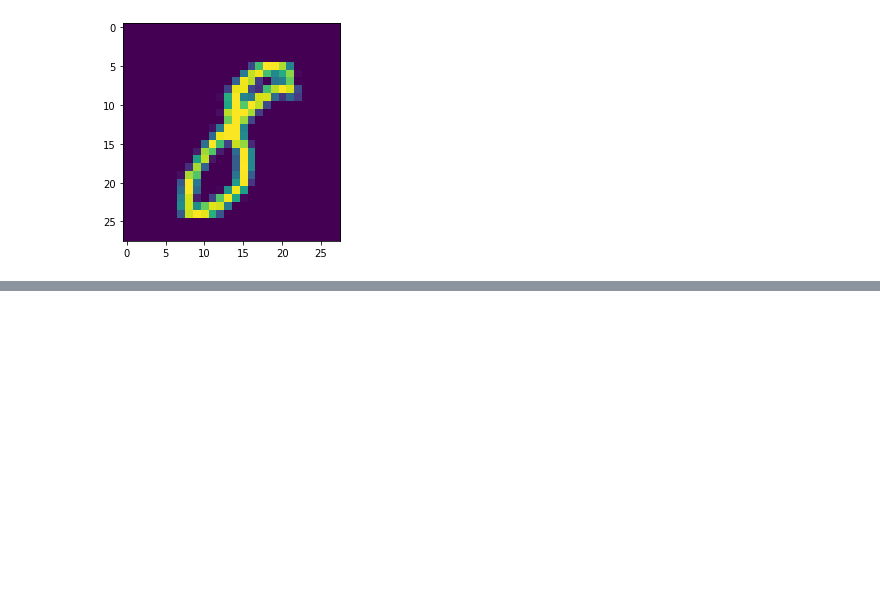
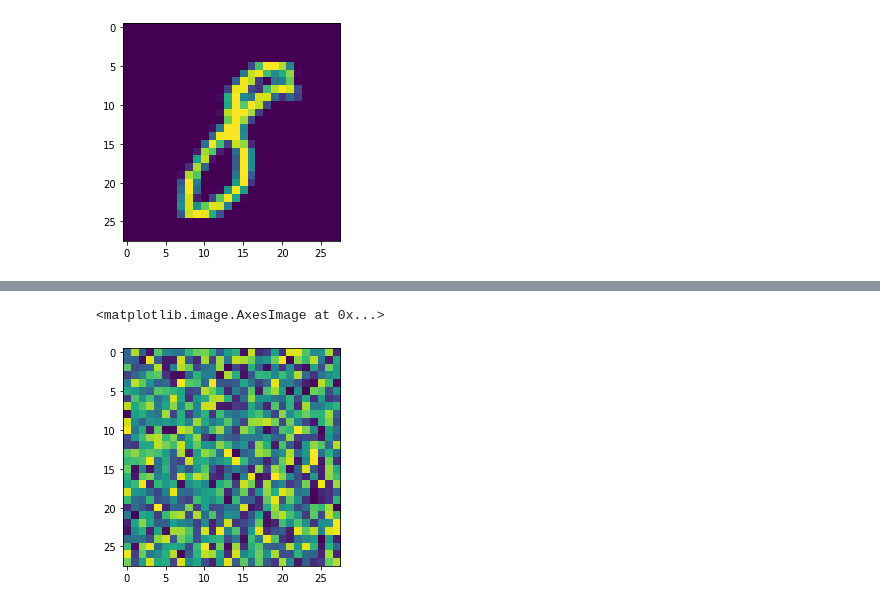
Before and after one commit to creikey/experiments, a Jupyter notebook: mnist_from_scratch.ipynb, the cells around one changed output, grey strips where cells are left out. Cells and saved outputs as stored; diff of their text form; code cells hidden in the pictures; blank space fills up the shorter version.

```diff
--- a/mnist_from_scratch.ipynb
+++ b/mnist_from_scratch.ipynb
@@ -213,2 +242,5 @@ Loss: 0.3166136385517381
 # %%
-plt.imshow(nn.layers[1].weights)
+plt.imshow(nn.layers[1].weights[3].reshape((28, 28)))
+# %% [output]
+<matplotlib.image.AxesImage at 0x...>
+[figure, added]
```
Also changed, not shown: parts of 15 cells of this notebook.
